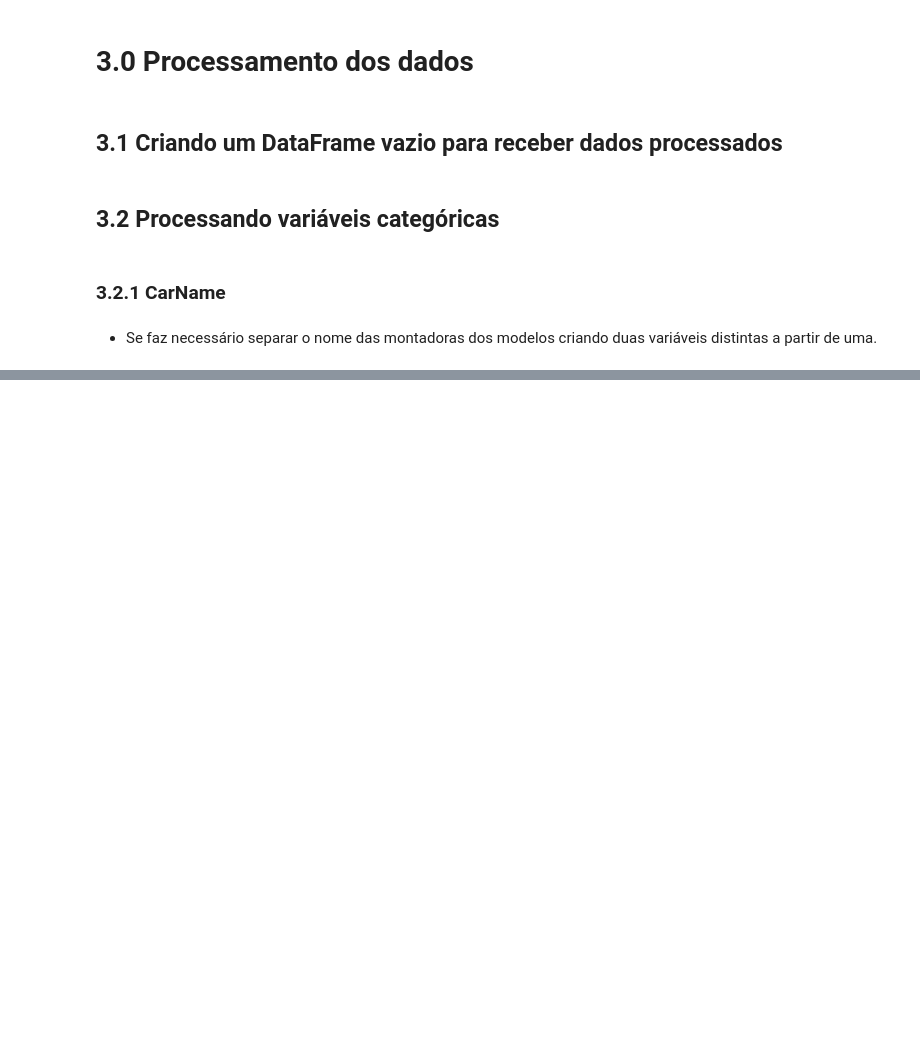
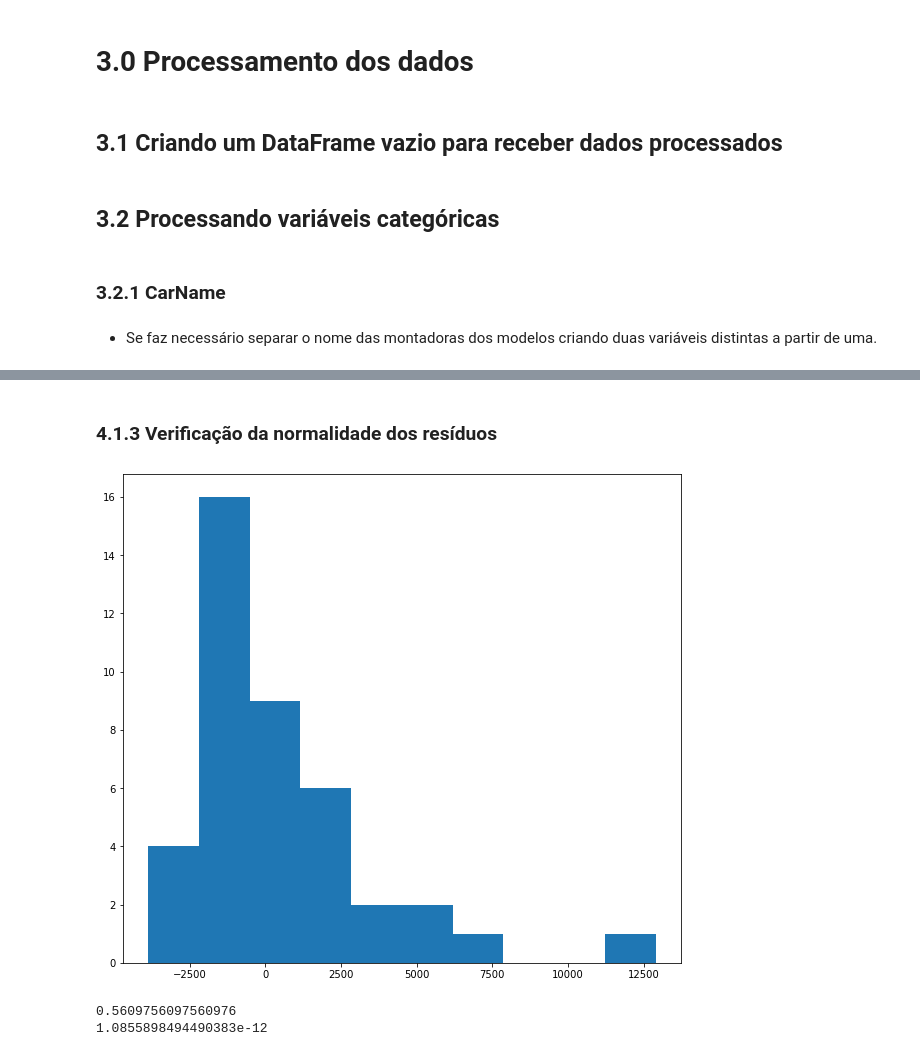
Before and after one commit to cruz-marco/car_prices, a Jupyter notebook: cars_regression.ipynb, the cells around one changed output, grey strips where cells are left out. Drawn from its saved outputs; the diff is of its cells as text; code cells hidden in the pictures; blank space fills up the shorter version.

```diff
--- a/cars_regression.ipynb
+++ b/cars_regression.ipynb
@@ -370,0 +503,4 @@ CarNames['model'].replace({
+# %%
+dfProc = pd.concat([pd.Series(np.ones(shape=(205)), name='itc'), dfProc, indVarNorm], axis = 1)
+
+dfProc.head()
@@ -370,0 +519,6 @@ CarNames['model'].replace({
+# %%
+xTrain, xTest, yTrain, yTest = train_test_split(dfProc.drop(['fs_mpfi','cb_sedan',
+                            'dw_rwd', 'brd_Toyota', 'brd_Buick', 'brd_Porsche', 'et_ohc',
+                            'ra_turbo', 'dw_fwd', 'fs_2bbl', 'et_ohcv', 'brd_Dodge',
+                            'brd_Honda', 'brd_Mazda', 'brd_Mitsubishi'
+                            ], axis=1), tgt, test_size=0.2, random_state=1)
@@ -370,0 +527,2 @@ CarNames['model'].replace({
+# %%
+reg = OLS(yTrain, xTrain).fit()
@@ -370,0 +564,7 @@ CarNames['model'].replace({
+# %%
+pred = pd.concat([yTest, reg.predict(xTest)], axis = 1)
+pred.columns = ['Real', 'Previsto']
+
+pred['Residuo'] = pred['Real'] - pred['Previsto']
+
+pred
@@ -370,0 +589,18 @@ CarNames['model'].replace({
+# %% [markdown]
+### 4.1.3 Verificação da normalidade dos resíduos
+# %%
+#distribuição dos resíduos.
+fig = plt.figure(figsize=(10,9))
+
+plt.hist(pred['Residuo'])
+
+plt.show()
+# %% [output]
+[figure, added]
+# %%
+kStat, kPvalue = kstest(pred['Residuo'], 'norm')
+
+print(kStat, kPvalue, sep='\n')
+# %% [output]
+0.5609756097560976
+1.0855898494490383e-12
```
Also changed, not shown: parts of 63 cells of this notebook.
